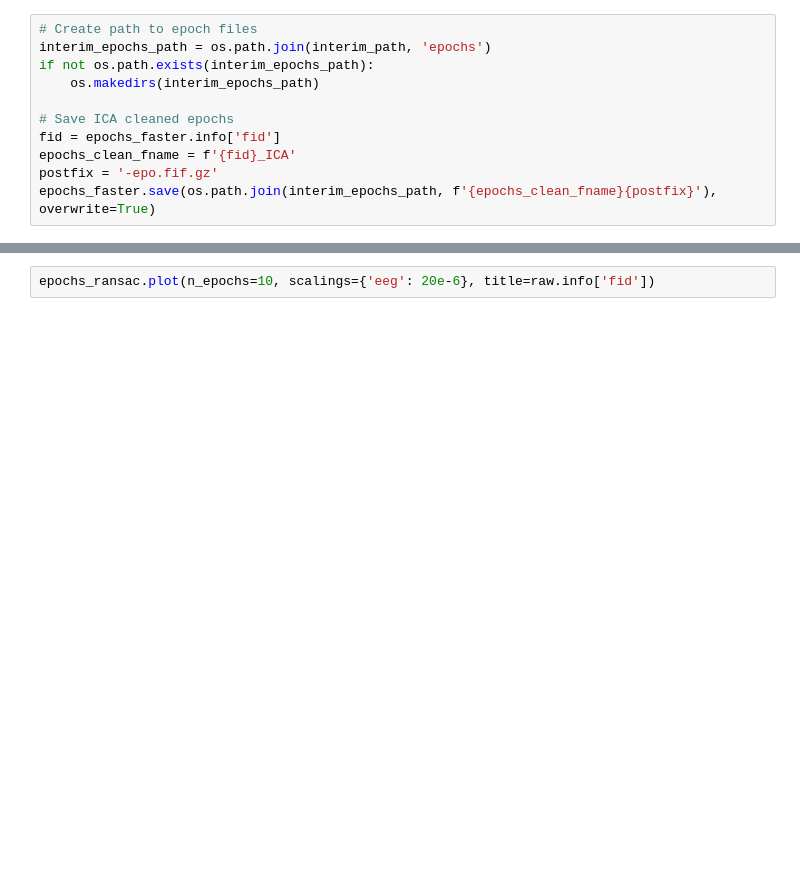
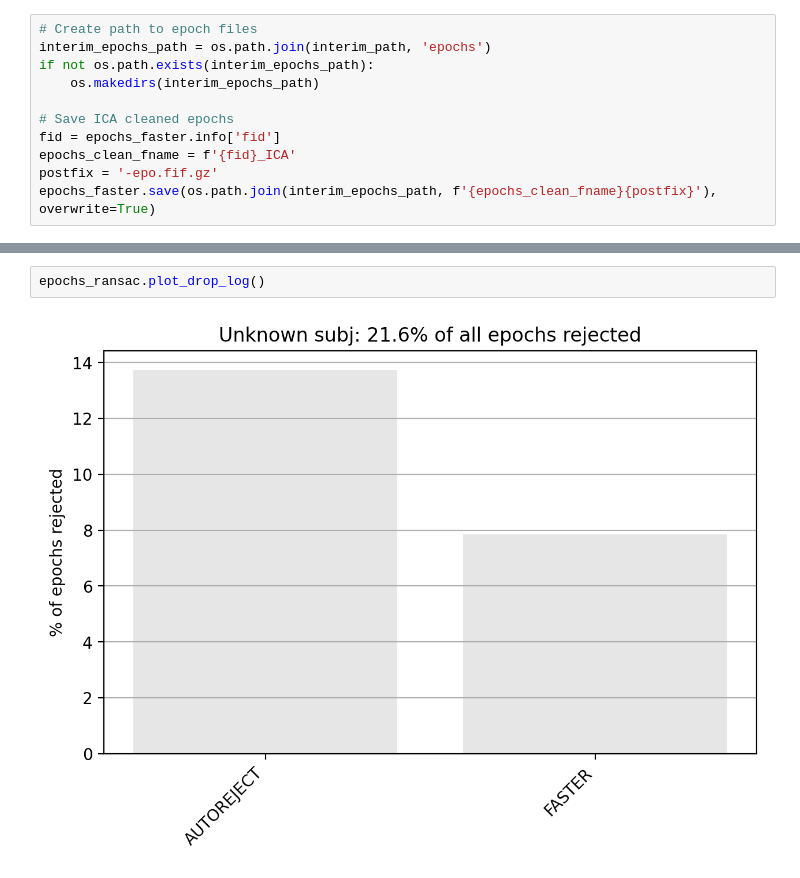
Before and after one commit to weiglszonja/neuroelectrics_eeg_pilot, a Jupyter notebook: sample_preprocessing.ipynb, the cells around one changed output, grey strips where cells are left out. Drawn from its saved outputs; the diff is of its cells as text; blank space fills up the shorter version.

```diff
--- a/sample_preprocessing.ipynb
+++ b/sample_preprocessing.ipynb
@@ -74,2 +264,4 @@ epochs_ransac.set_eeg_reference()
-# %%
-epochs_ransac.plot(n_epochs=10, scalings={'eeg': 20e-6}, title=raw.info['fid'])
+# %%
+epochs_ransac.plot_drop_log()
+# %% [output]
+[figure, added]
```
Also changed, not shown: parts of 31 cells of this notebook.
